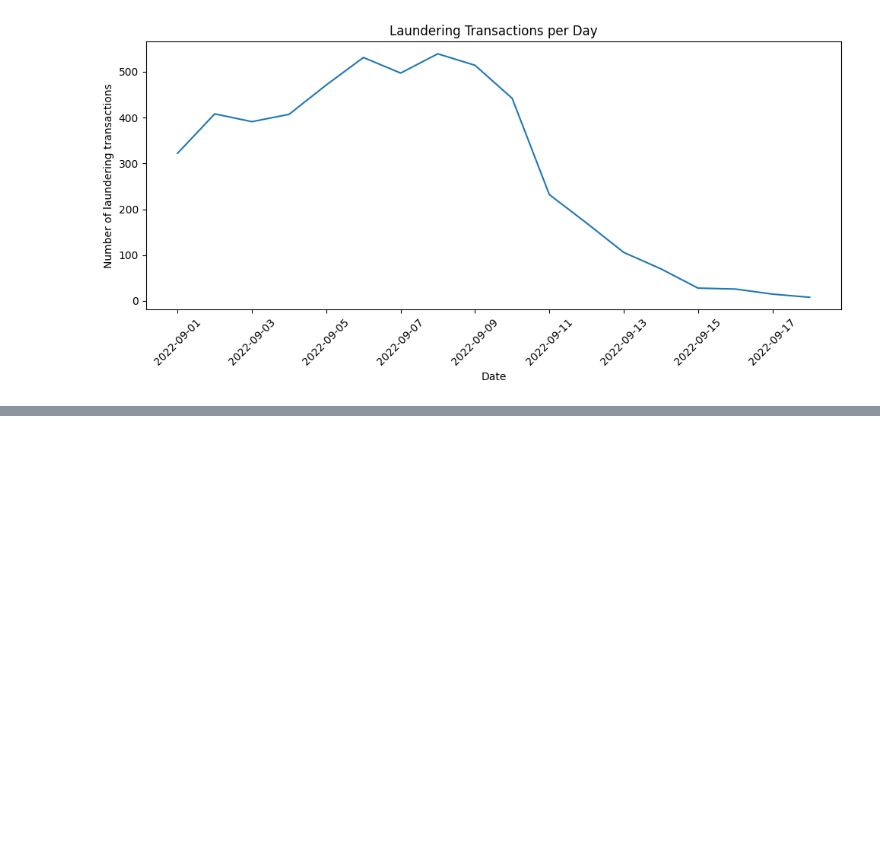
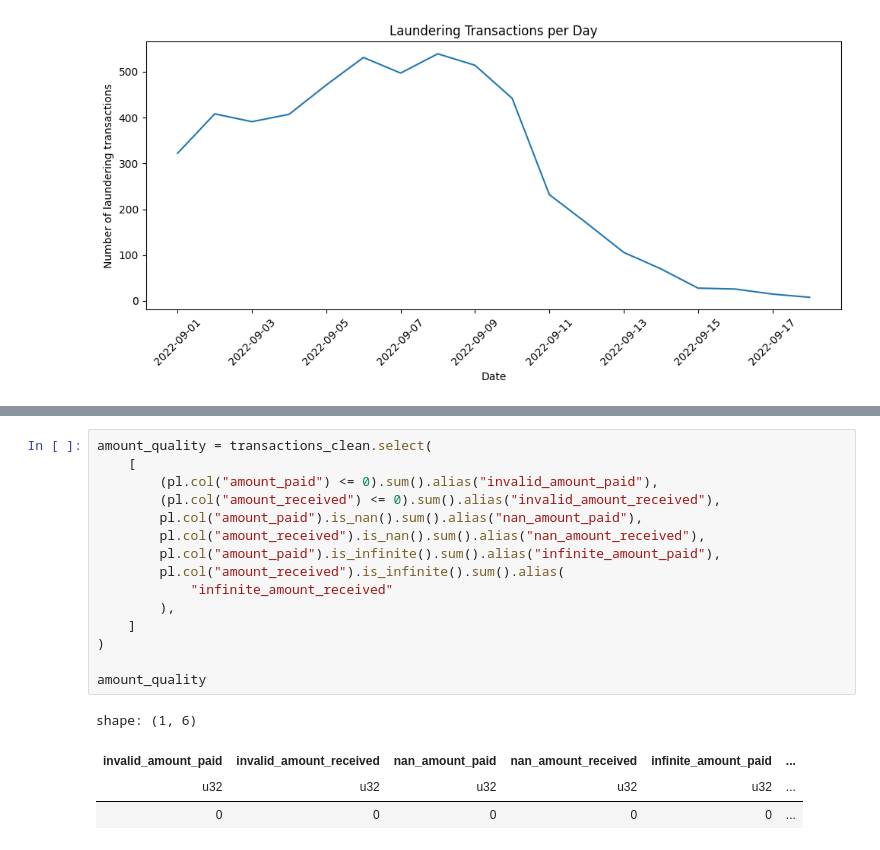
Before and after one commit to natsumeSama/temporal-graph-aml, a Jupyter notebook: notebooks/01_data_understanding.ipynb, the cells around one changed output, grey strips where cells are left out. Saved outputs shown, nothing was run; the diff lists cells and outputs as text; blank space fills up the shorter version.

```diff
--- a/notebooks/01_data_understanding.ipynb
+++ b/notebooks/01_data_understanding.ipynb
@@ -668,0 +749,20 @@ plt.show()
+# %%
+amount_quality = transactions_clean.select(
+    [
+        (pl.col("amount_paid") <= 0).sum().alias("invalid_amount_paid"),
+        (pl.col("amount_received") <= 0).sum().alias("invalid_amount_received"),
+        pl.col("amount_paid").is_nan().sum().alias("nan_amount_paid"),
+        pl.col("amount_received").is_nan().sum().alias("nan_amount_received"),
+        pl.col("amount_paid").is_infinite().sum().alias("infinite_amount_paid"),
+        pl.col("amount_received").is_infinite().sum().alias(
+            "infinite_amount_received"
+        ),
+    ]
+)
+
+amount_quality
+# %% [output]
+shape: (1, 6)
+| invalid_amount_paid | invalid_amount_received | nan_amount_paid | nan_amount_received | infinite_amount_paid | ... |
+| u32 | u32 | u32 | u32 | u32 | ... |
+| 0 | 0 | 0 | 0 | 0 | ... |
```
Also changed, not shown: parts of 6 cells of this notebook.
